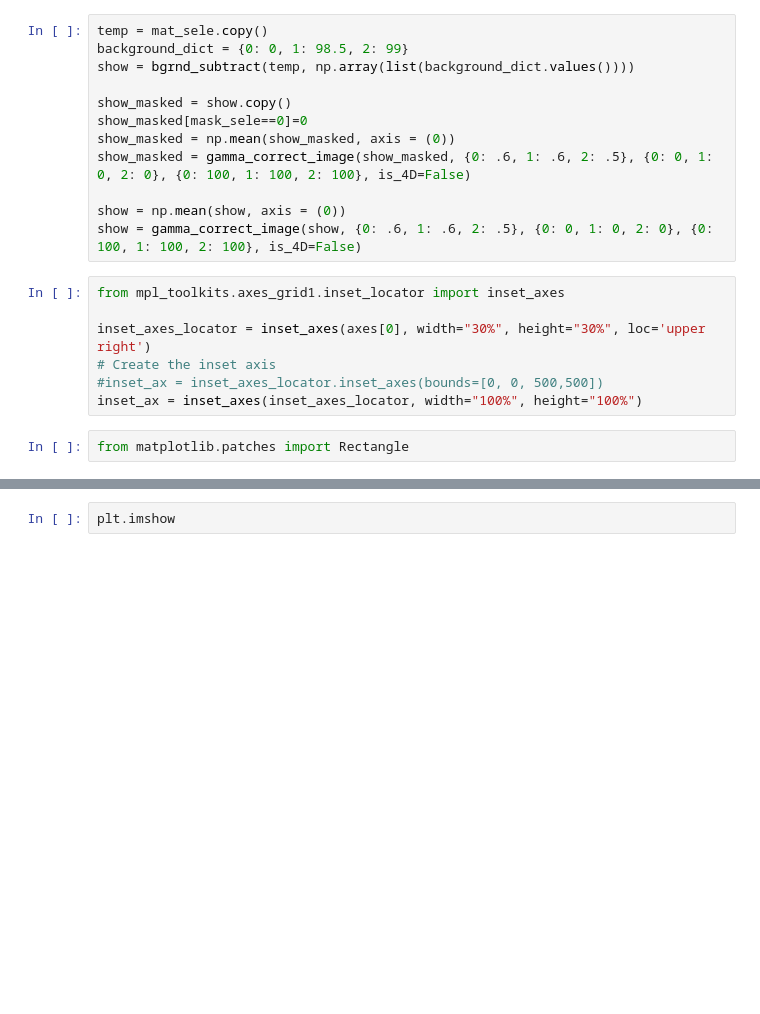
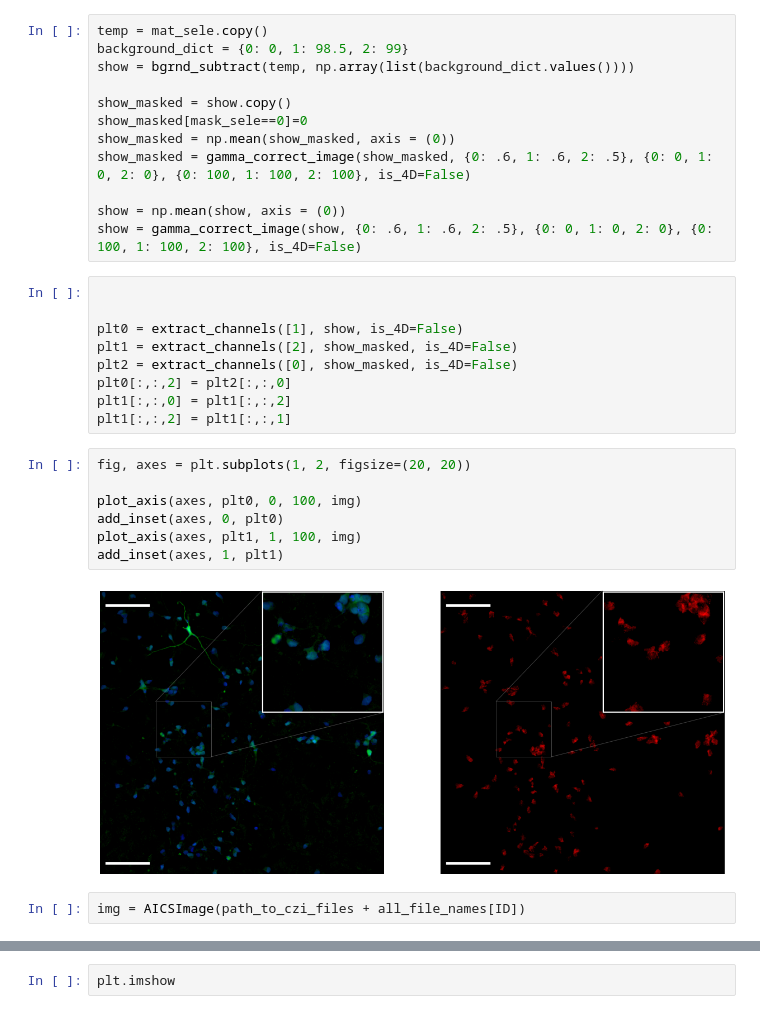
Before and after one commit to djunamay/confocalQuant, a Jupyter notebook: outs/neuronbatch101823_mitohealth_out/example.ipynb, the cells around one changed output, grey strips where cells are left out. Cells and saved outputs as stored; diff of their text form; blank space fills up the shorter version.

```diff
--- a/outs/neuronbatch101823_mitohealth_out/example.ipynb
+++ b/outs/neuronbatch101823_mitohealth_out/example.ipynb
@@ -176,14 +233,25 @@ show_masked = gamma_correct_image(show_masked, {0: .6, 1: .6, 2: .5}, {0: 0, 1:
 
 show = np.mean(show, axis = (0))
 show = gamma_correct_image(show, {0: .6, 1: .6, 2: .5}, {0: 0, 1: 0, 2: 0}, {0: 100, 1: 100, 2: 100}, is_4D=False)
-# %%
-from mpl_toolkits.axes_grid1.inset_locator import inset_axes
-
-inset_axes_locator = inset_axes(axes[0], width="30%", height="30%", loc='upper right')
-# Create the inset axis
-#inset_ax = inset_axes_locator.inset_axes(bounds=[0, 0, 500,500])
-inset_ax = inset_axes(inset_axes_locator, width="100%", height="100%")
-# %%
-from matplotlib.patches import Rectangle
+# %%
+
+
+plt0 = extract_channels([1], show, is_4D=False)
+plt1 = extract_channels([2], show_masked, is_4D=False)
+plt2 = extract_channels([0], show_masked, is_4D=False)
+plt0[:,:,2] = plt2[:,:,0]
+plt1[:,:,0] = plt1[:,:,2]
+plt1[:,:,2] = plt1[:,:,1]
+# %%
+fig, axes = plt.subplots(1, 2, figsize=(20, 20))
+
+plot_axis(axes, plt0, 0, 100, img)
+add_inset(axes, 0, plt0)
+plot_axis(axes, plt1, 1, 100, img)
+add_inset(axes, 1, plt1)
+# %% [output]
+[figure, added]
+# %%
+img = AICSImage(path_to_czi_files + all_file_names[ID])
 # %%
 fig, axes = plt.subplots(1, 2, figsize=(20, 20))
```
Also changed, not shown: parts of 17 cells of this notebook.
